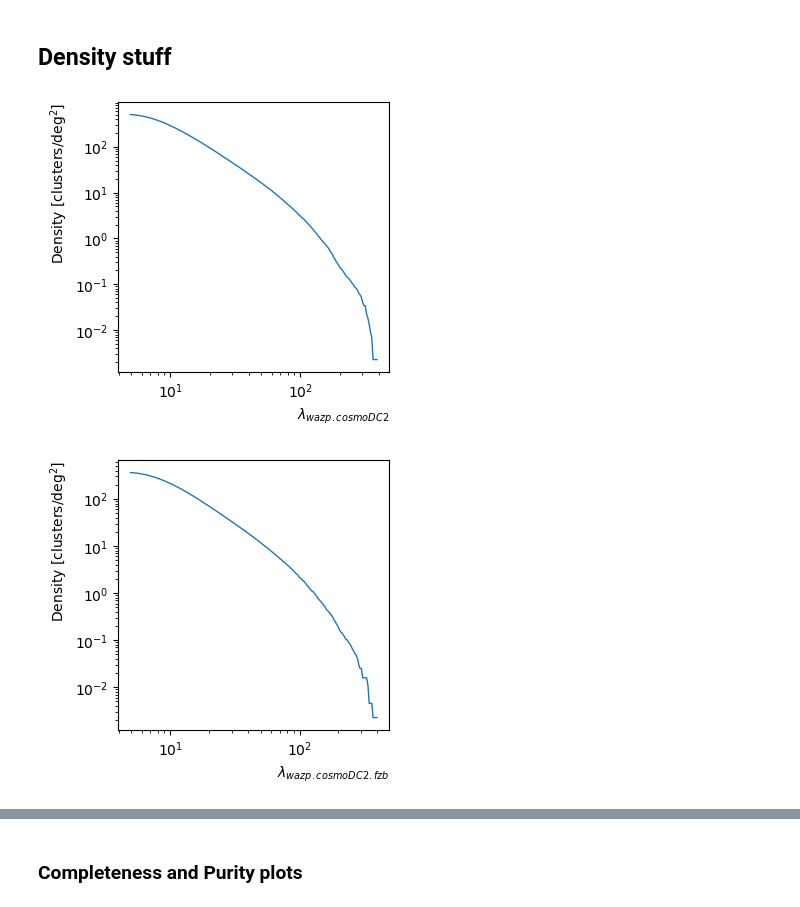
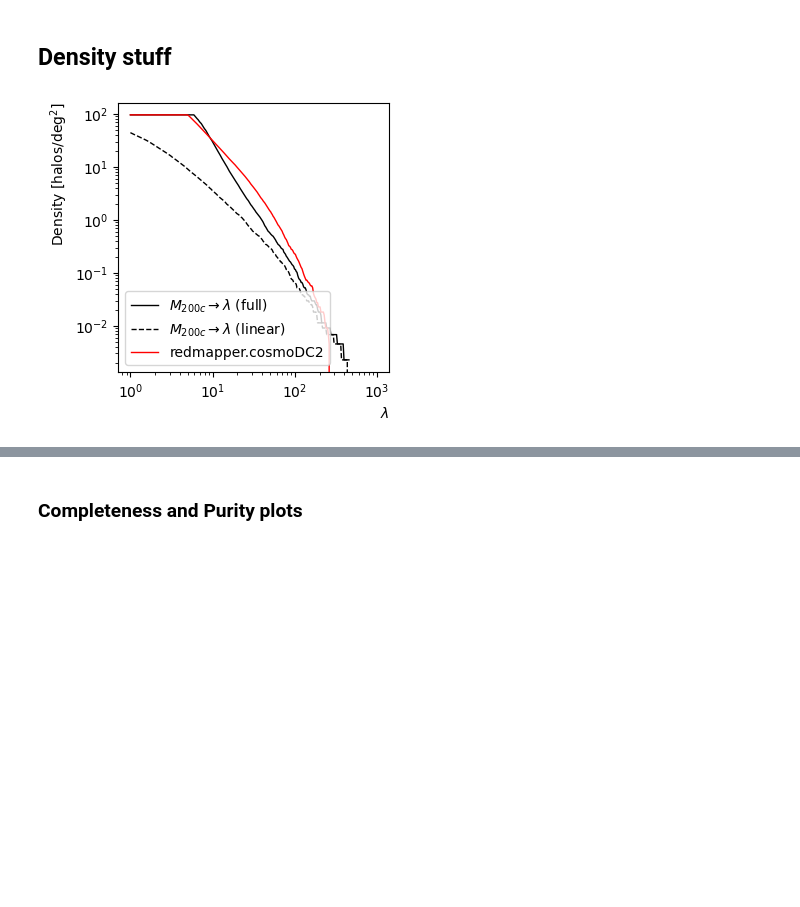
Before and after one commit to LSSTDESC/cluster_challenge, a Jupyter notebook: src/cluster_challenge/performance/make_plots/make_plots.ipynb, the cells around one changed output, grey strips where cells are left out. Cells and saved outputs as stored; diff of their text form; code cells hidden in the pictures; blank space fills up the shorter version.

```diff
--- a/src/cluster_challenge/performance/make_plots/make_plots.ipynb
+++ b/src/cluster_challenge/performance/make_plots/make_plots.ipynb
@@ -28,8 +28,8 @@ from tqdm.notebook import tqdm
 The directory construction is only for troubleshooting purposes.
 The corresponding files are written to the directories from the python script version of this notebook.
 # %%
-catstr1 = 'wazp_cosmoDC2_v0'
-catstr2 = 'wazp_cosmoDC2.fzb_v0'
+catstr1 = 'cosmoDC2_v1'
+catstr2 = 'redmapper_cosmoDC2_v0'
 mm = 'membership'
 # %%
 cats = [catstr1.split('_'), catstr2.split('_')]
@@ -250,3 +272,30 @@ if not np.any([c[0] == 'cosmoDC2' for c in cats]) :
         axs[i].legend(loc='lower right', frameon=True);
 # %% [markdown]
 ## Density stuff
+# %%
+if np.any([c[0] == 'cosmoDC2' for c in cats]) :
+    index = np.argwhere(np.array([c[0] == 'cosmoDC2' for c in cats]))[0][0]
+
+    xs = np.logspace(0,3,300)
+    density  = [np.sum(10**(richness_mass_relation(cl[index]['log10_mass'][matches[index]], *params[0][0])) > x)/area[i] for x in xs]
+    density_test  = [np.sum(10**(params[0][0][0]*(cl[index]['log10_mass'][matches[index]]-params[0][0][1]) + params[0][0][2]) > x)/area[i] for x in xs]
+    density_ = [np.sum(cl[-(index+1)]['mass'][matches[-(index+1)]] > x)/area[i] for x in xs]
+    start_i = min(np.nonzero(np.diff(density))[0][0], np.nonzero(np.diff(density_mt))[0][0])
+    last_i  = max(np.nonzero(density)[0][-1], np.nonzero(density_mt)[0][-1])
+
+    fig = plt.subplots(1,1, figsize=(3.5,3.5));
+    xlabel = f"$\lambda$"
+    ylabel = 'Density [halos/deg$^2$]'
+
+    fig[1].plot(xs[start_i:last_i], density[start_i:last_i], lw=1, c=colors[cats[index][0]], label='$M_{200c} \\rightarrow \lambda$ (full)');
+    fig[1].plot(xs, density_test, lw=1, c=colors[cats[index][0]], ls='--', label='$M_{200c} \\rightarrow \lambda$ (linear)');
+#     fig[1].plot(xs, density, lw=1, c=colors[cats[index][0]]);
+    fig[1].plot(xs[start_i:last_i], density_[start_i:last_i], lw=1, c=colors[cats[-(index+1)][0]], label=f"{'.'.join(cats[i][:-1])}");
+#     fig[1].plot(xs, density_, lw=1, c=colors[cats[-(index+1)][0]]);
+    fig[1].set_xscale('log');
+    fig[1].set_yscale('log');
+    fig[1].set_xlabel(xlabel, loc='right');
+    fig[1].set_ylabel(ylabel, loc='top');
+    fig[1].legend();
+# %% [output]
+[figure, added]
@@ -253,28 +306,26 @@ if not np.any([c[0] == 'cosmoDC2' for c in cats]) :
 # %%
-density = [[np.sum(cl[i]['mass'] > x)/area[i] for x in np.logspace(0,3,300)] for i in range(2)]
+if not np.any([c[0] == 'cosmoDC2' for c in cats]) :
+    density = [[np.sum(cl[i]['mass'] > x)/area[i] for x in np.logspace(0,3,300)] for i in range(2)]
 
-start_i = np.array([np.nonzero(np.diff(density[i]))[0][0] for i in range(2)])
-last_i = np.array([np.nonzero(density[i])[0][-1] for i in range(2)])
+    start_i = np.array([np.nonzero(np.diff(density[i]))[0][0] for i in range(2)])
+    last_i = np.array([np.nonzero(density[i])[0][-1] for i in range(2)])
 
-for i in range(2) :
-    fig = plt.subplots(1,1, figsize=(3.5,3.5));
-    if np.any([c[0] == 'cosmoDC2' for c in cats]) :
-        xs = np.logspace(13,17,300)
-        xlabel = '$M_{200c}$'
-        ylabel = 'Density [halos/deg$^2$]'
-    else :
-        xs = np.logspace(0,3,300)
-        xlabel = f"$\lambda_{{{'.'.join(cats[i][:-1])}}}$"
-        ylabel = r'Density [clusters/deg$^2$]'
+    for i in range(2) :
+        fig = plt.subplots(1,1, figsize=(3.5,3.5));
+        if np.any([c[0] == 'cosmoDC2' for c in cats]) :
+            xs = np.logspace(13,17,300)
+            xlabel = '$M_{200c}$'
+            ylabel = 'Density [halos/deg$^2$]'
+        else :
+            xs = np.logspace(0,3,300)
+            xlabel = f"$\lambda_{{{'.'.join(cats[i][:-1])}}}$"
+            ylabel = r'Density [clusters/deg$^2$]'
 
-    fig[1].plot(xs[start_i[i]:last_i[i]], density[i][start_i[i]:last_i[i]], lw=1, c=colors[cats[i][0]]);
-    fig[1].set_xscale('log');
-    fig[1].set_yscale('log');
-    fig[1].set_xlabel(xlabel, loc='right');
-    fig[1].set_ylabel(ylabel, loc='top');
+        fig[1].plot(xs[start_i[i]:last_i[i]], density[i][start_i[i]:last_i[i]], lw=1, c=colors[cats[i][0]]);
+        fig[1].set_xscale('log');
+        fig[1].set_yscale('log');
+        fig[1].set_xlabel(xlabel, loc='right');
+        fig[1].set_ylabel(ylabel, loc='top');
-# %% [output]
-[figure, removed]
-[figure, removed]
 # %%
 if not np.any([c[0] == 'cosmoDC2' for c in cats]) :
     fig = plt.subplots(1,1, figsize=(3.5,3.5));
```
Also changed, not shown: parts of 13 cells of this notebook, 6 other files.
